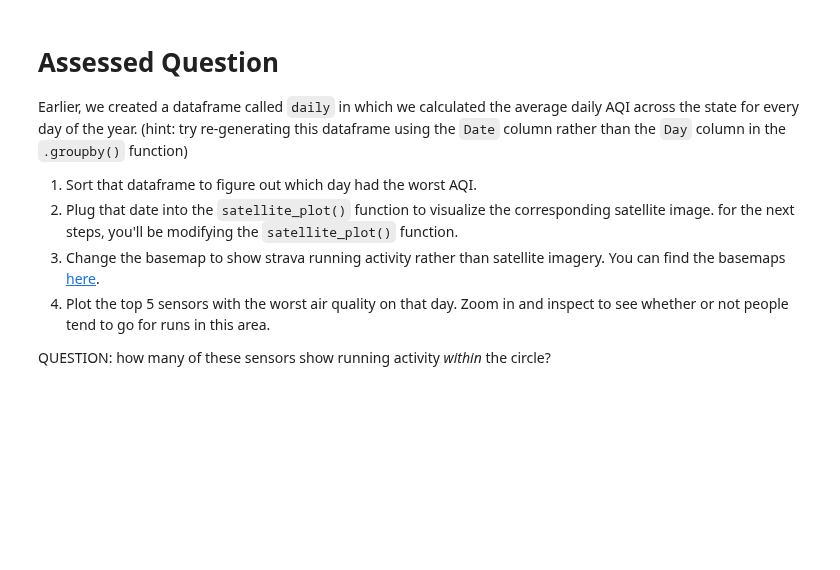
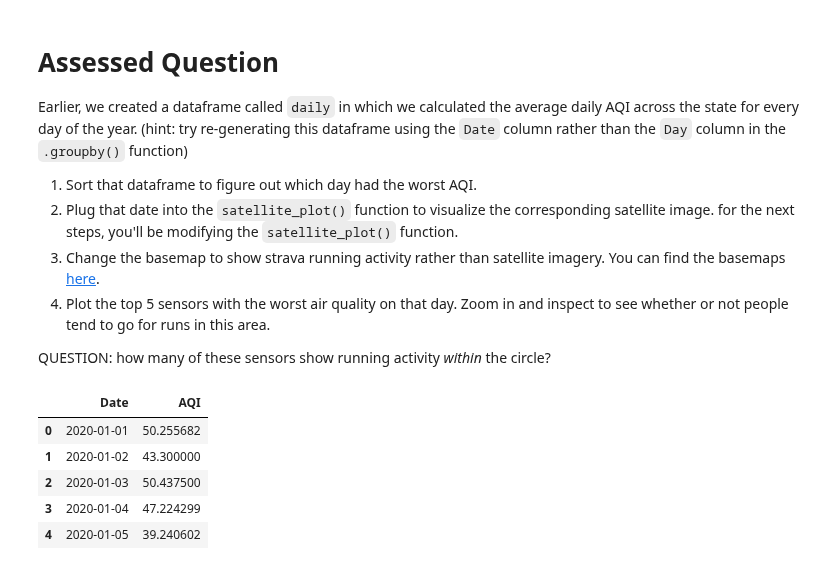
Before and after one commit to alixtrn/QM2, a Jupyter notebook: W3_spatial_data.ipynb, the cells around one changed output. Drawn from its saved outputs; the diff is of its cells as text; code cells hidden in the pictures; blank space fills up the shorter version.

```diff
--- a/W3_spatial_data.ipynb
+++ b/W3_spatial_data.ipynb
@@ -400,3 +619,15 @@ Earlier, we created a dataframe called `daily` in which we calculated the averag
 4. Plot the top 5 sensors with the worst air quality on that day. Zoom in and inspect to see whether or not people tend to go for runs in this area.
 
 QUESTION: how many of these sensors show running activity *within* the circle?
+# %%
+##EXERCISE:
+# let's regenerate the dataframe daily using date rather than the day column in the groupby() fn.
+daily=df.groupby('Date')['AQI'].mean().reset_index()
+daily.head()
+# %% [output]
+|  | Date | AQI |
+| 0 | 2020-01-01 | 50.255682 |
+| 1 | 2020-01-02 | 43.300000 |
+| 2 | 2020-01-03 | 50.437500 |
+| 3 | 2020-01-04 | 47.224299 |
+| 4 | 2020-01-05 | 39.240602 |
```
Also changed, not shown: parts of 23 cells of this notebook.
